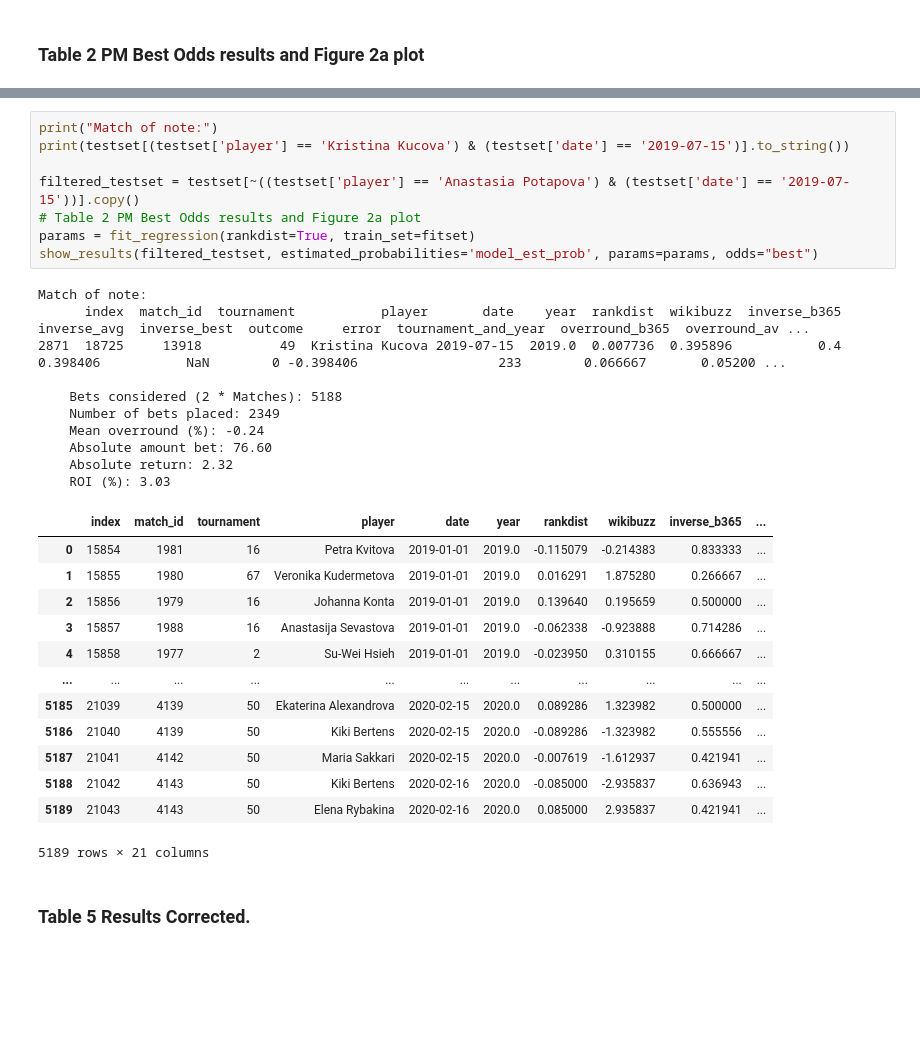
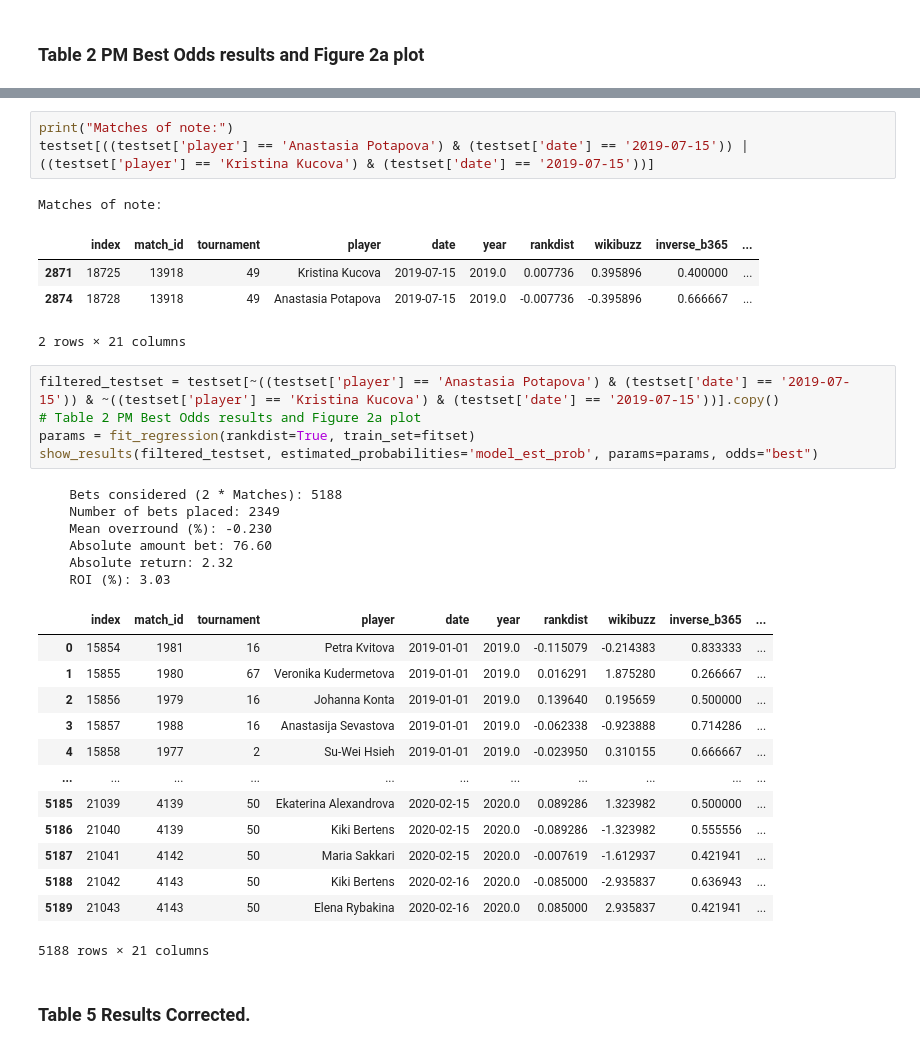
Before and after one commit to Faxulous/notFeelingTheBuzz, a Jupyter notebook: results/replication_and_correction.ipynb, the cells around one changed output, grey strips where cells are left out. Drawn from its saved outputs; the diff is of its cells as text; blank space fills up the shorter version.

```diff
--- a/results/replication_and_correction.ipynb
+++ b/results/replication_and_correction.ipynb
@@ -344,19 +349,21 @@ plot_results(testset)
+# %%
+print("Matches of note:")
+testset[((testset['player'] == 'Anastasia Potapova') & (testset['date'] == '2019-07-15')) | ((testset['player'] == 'Kristina Kucova') & (testset['date'] == '2019-07-15'))]
+# %% [output]
+Matches of note:
+|  | index | match_id | tournament | player | date | year | rankdist | wikibuzz | inverse_b365 | ... |
+| 2871 | 18725 | 13918 | 49 | Kristina Kucova | 2019-07-15 | 2019.0 | 0.007736 | 0.395896 | 0.400000 | ... |
+| 2874 | 18728 | 13918 | 49 | Anastasia Potapova | 2019-07-15 | 2019.0 | -0.007736 | -0.395896 | 0.666667 | ... |
+2 rows × 21 columns
 # %%
-print("Match of note:")
-print(testset[(testset['player'] == 'Kristina Kucova') & (testset['date'] == '2019-07-15')].to_string())
-
-filtered_testset = testset[~((testset['player'] == 'Anastasia Potapova') & (testset['date'] == '2019-07-15'))].copy()
+filtered_testset = testset[~((testset['player'] == 'Anastasia Potapova') & (testset['date'] == '2019-07-15')) & ~((testset['player'] == 'Kristina Kucova') & (testset['date'] == '2019-07-15'))].copy()
 # Table 2 PM Best Odds results and Figure 2a plot
 params = fit_regression(rankdist=True, train_set=fitset)
 show_results(filtered_testset, estimated_probabilities='model_est_prob', params=params, odds="best")
 # %% [output]
-Match of note:
-      index  match_id  tournament           player       date    year  rankdist  wikibuzz  inverse_b365  inverse_avg  inverse_best  outcome     error  tournament_and_year  overround_b365  overround_av ...
-2871  18725     13918          49  Kristina Kucova 2019-07-15  2019.0  0.007736  0.395896           0.4     0.398406           NaN        0 -0.398406                  233        0.066667       0.05200 ...
-
     Bets considered (2 * Matches): 5188
     Number of bets placed: 2349
-    Mean overround (%): -0.24
+    Mean overround (%): -0.230
     Absolute amount bet: 76.60
     Absolute return: 2.32
     ROI (%): 3.03
@@ -372,7 +379,7 @@ Match of note:
 | 5187 | 21041 | 4142 | 50 | Maria Sakkari | 2020-02-15 | 2020.0 | -0.007619 | -1.612937 | 0.421941 | ... |
 | 5188 | 21042 | 4143 | 50 | Kiki Bertens | 2020-02-16 | 2020.0 | -0.085000 | -2.935837 | 0.636943 | ... |
 | 5189 | 21043 | 4143 | 50 | Elena Rybakina | 2020-02-16 | 2020.0 | 0.085000 | 2.935837 | 0.421941 | ... |
-5189 rows × 21 columns
+5188 rows × 21 columns
 # %% [markdown]
 ### Table 5 Results Corrected.
 # %%
```
Also changed, not shown: parts of 12 cells of this notebook.
